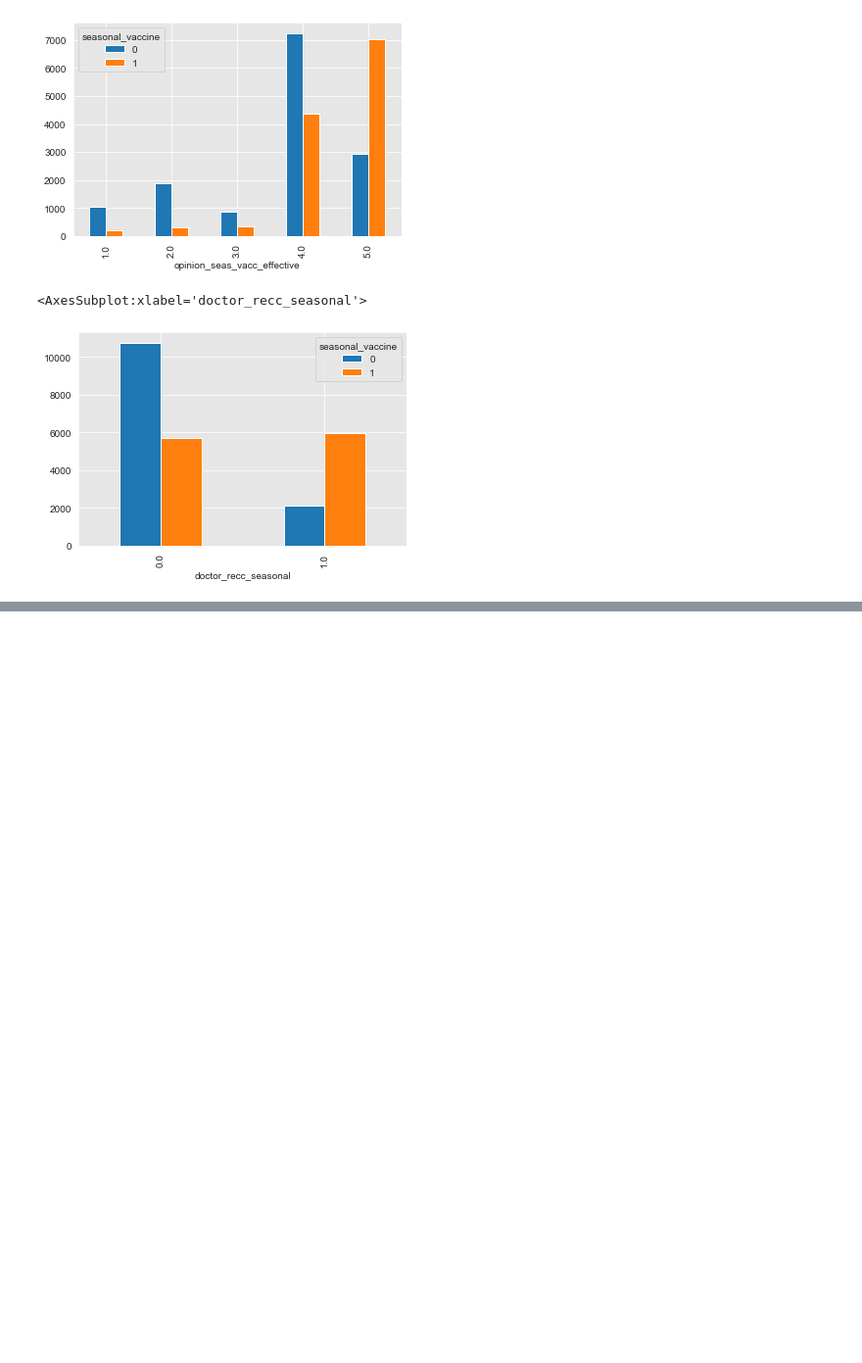
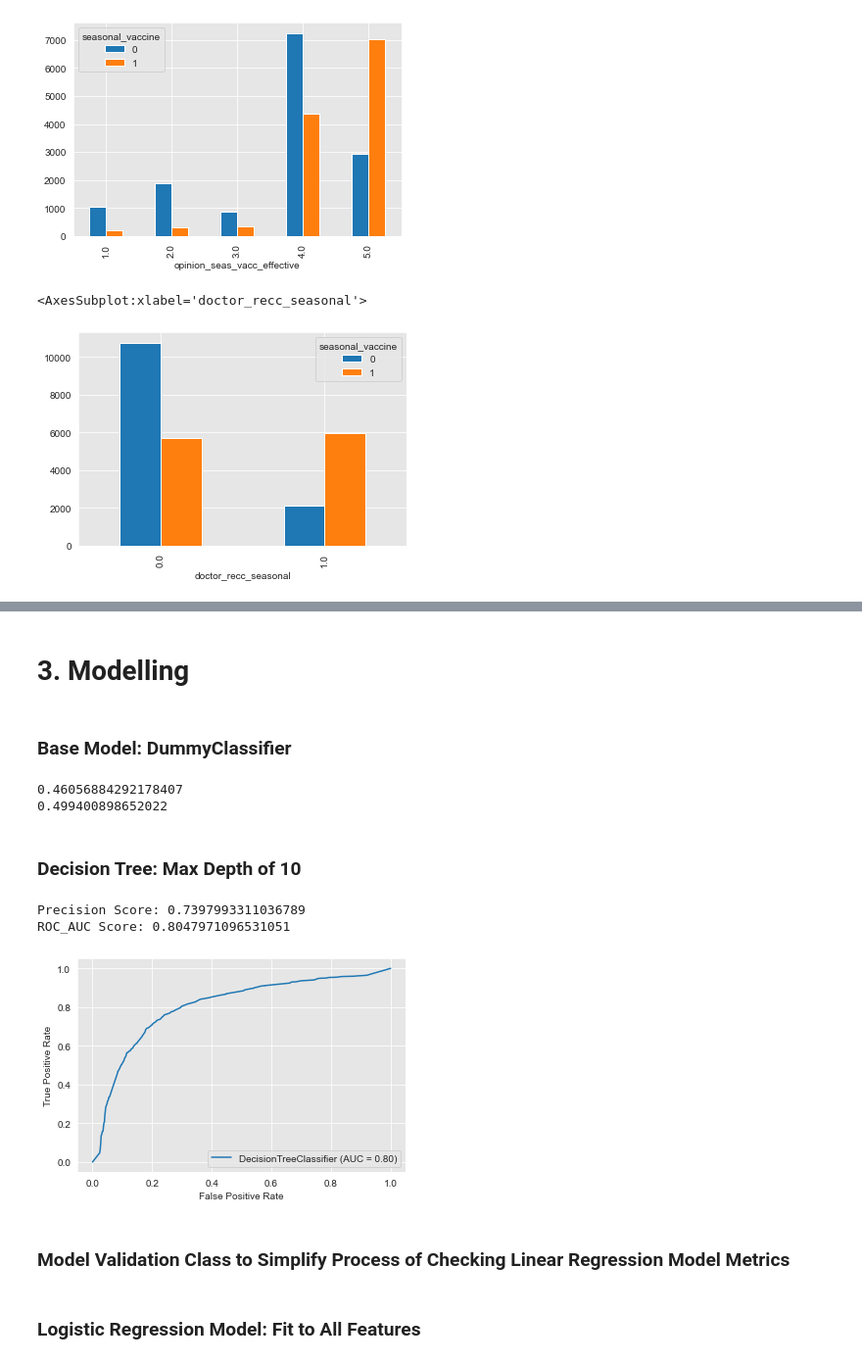
Before and after one commit to rredd002/Flu-Analysis, a Jupyter notebook: notebook.ipynb, the cells around one changed output, grey strips where cells are left out. Shown: that part at 98% size. Cells and saved outputs as stored; diff of their text form; code cells hidden in the pictures; blank space fills up the shorter version.

```diff
--- a/notebook.ipynb
+++ b/notebook.ipynb
@@ -251,7 +95,0 @@ mv = ModelValidation(X_train_imp_ohe, X_test_imp_ohe, y_train, y_test)
-# %%
-from sklearn.model_selection import cross_val_score
-
-X_imp = get_imp(X)
-X_imp_ohe = get_ohe(X_imp)
-
-cross_val_score(logreg, X_imp_ohe, y, cv=5)
@@ -333,0 +98,7 @@ LogisticRegression(random_state=1)
+# %%
+# Drop target variables to create a table of only features
+X = survey_data.drop(columns=['seasonal_vaccine', 'h1n1_vaccine'])
+# Table with only the target variable
+y = survey_data['seasonal_vaccine']
+
+X_train, X_test, y_train, y_test = train_test_split(X, y, random_state=1)
@@ -333,0 +185,41 @@ LogisticRegression(random_state=1)
+# %% [markdown]
+# 3. Modelling
+# %% [markdown]
+### Base Model: DummyClassifier
+# %%
+# Importing the DummyClassifier class to run the baseline model
+from sklearn.dummy import DummyClassifier
+
+# Instantiate a DummyClassifier object and fit on the data
+baseline_model = DummyClassifier()
+baseline_model.fit(X_train_imp_ohe, y_train)
+
+# Run a prediction on the test set and get a precision score as a baseline
+baseline_pred = baseline_model.predict(X_test_imp_ohe)
+baseline_precision = precision_score(y_test, baseline_pred)
+print(baseline_precision)
+print(baseline_model.score(X_train_imp_ohe, y_train))
+# %% [output]
+0.46056884292178407
+0.499400898652022
+# %% [markdown]
+### Decision Tree: Max Depth of 10
+# %%
+dt_depth_10 = DecisionTreeClassifier(random_state=1, max_depth=10)
+dt_depth_10.fit(X_train_imp_ohe, y_train)
+
+y_dt_pred = dt_depth_10.predict(X_test_imp_ohe)
+dt_precision = precision_score(y_test, y_dt_pred)
+print(f"Precision Score: {dt_precision}")
+
+y_prob_dt = dt_depth_10.predict_proba(X_test_imp_ohe)
+y_hat_dt = y_prob_dt[:, 1]
+print(f"ROC_AUC Score: {roc_auc_score(y_test, y_hat_dt)}")
+
+plot_roc_curve(dt_depth_10, X_test_imp_ohe, y_test);
+# %% [output]
+Precision Score: 0.7397993311036789
+ROC_AUC Score: 0.8047971096531051
+[figure, added]
+# %% [markdown]
+### Model Validation Class to Simplify Process of Checking Linear Regression Model Metrics
@@ -333,0 +287,2 @@ LogisticRegression(random_state=1)
+# %% [markdown]
+### Logistic Regression Model: Fit to All Features
```
Also changed, not shown: parts of 50 cells of this notebook.
